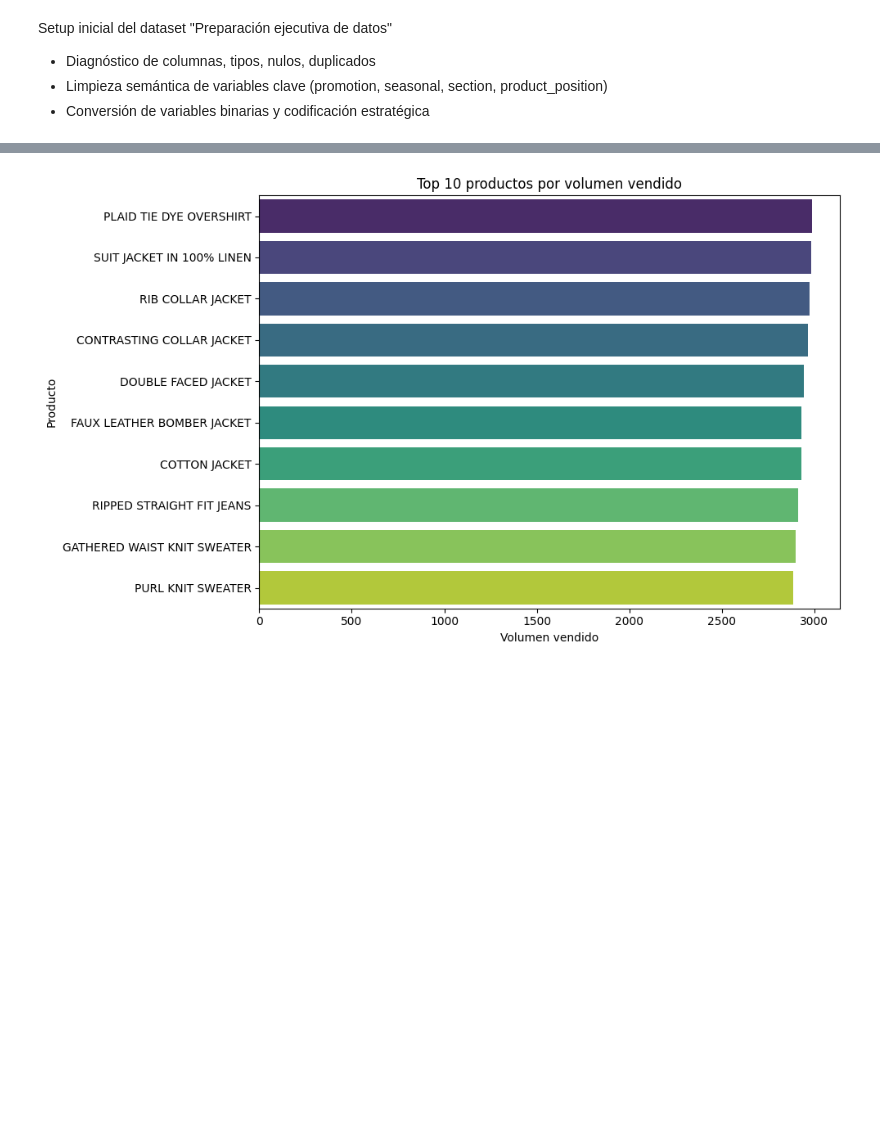
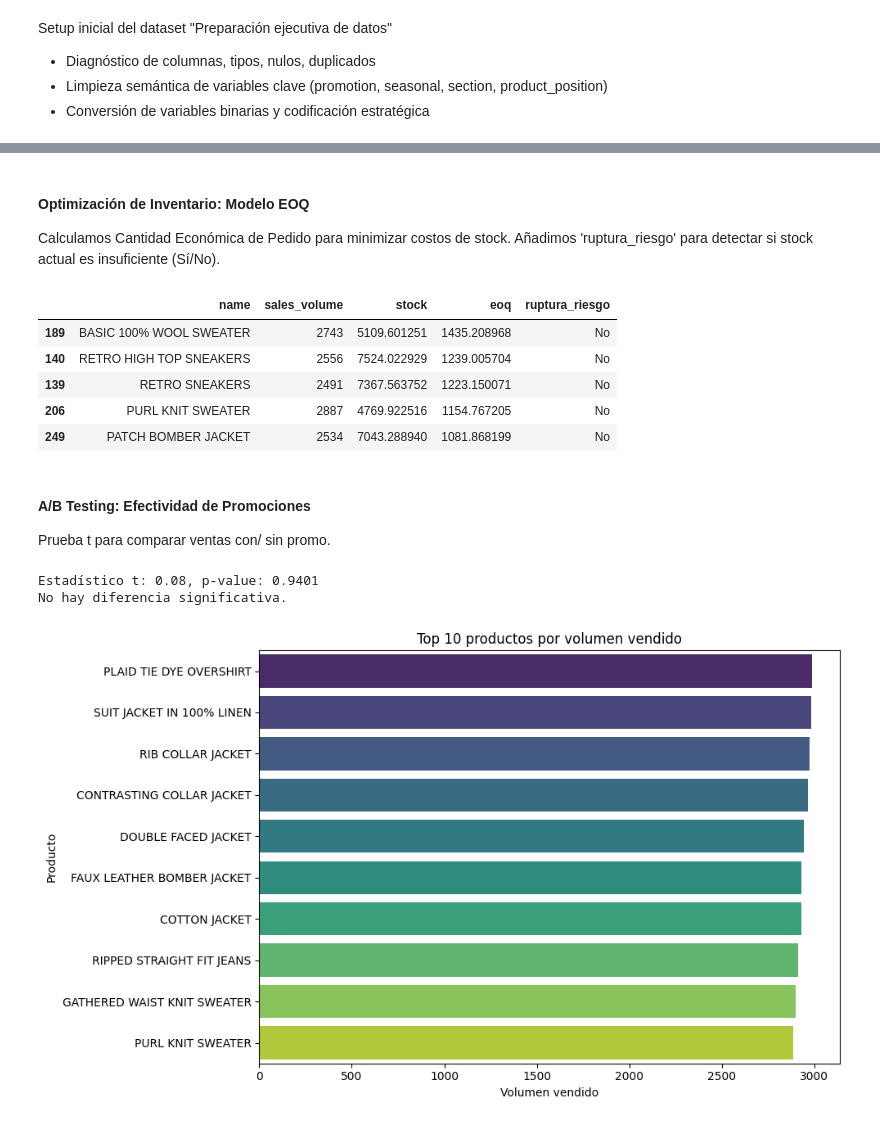
Before and after one commit to Data-Analyst-AI/Retail_Intelligence_Zara, a Jupyter notebook: proyecto_retail.ipynb, the cells around one changed output, grey strips where cells are left out. Saved outputs shown, nothing was run; the diff lists cells and outputs as text; code cells hidden in the pictures; blank space fills up the shorter version.

```diff
--- a/proyecto_retail.ipynb
+++ b/proyecto_retail.ipynb
@@ -139,3 +304,39 @@ df['seasonal'] = df['seasonal'].astype(str).str.lower().map({'yes': 1, 'no': 0})
+# %% [markdown]
+#### Optimización de Inventario: Modelo EOQ
+Calculamos Cantidad Económica de Pedido para minimizar costos de stock. Añadimos 'ruptura_riesgo' para detectar si stock actual es insuficiente (Sí/No).
+# %%
+# Asume demanda anual = sales_volume * 12, costo_pedido=50, costo_holding=0.2*price
+df['demanda_anual'] = df['sales_volume'] * 12
+df['eoq'] = np.sqrt((2 * df['demanda_anual'] * 50) / (0.2 * df['price']))
+
+# Agregar ruptura_riesgo: 'Sí' si stock < eoq (riesgo de ruptura), 'No' otherwise
+df['ruptura_riesgo'] = np.where(df['stock'] < df['eoq'], 'Sí', 'No')
+
+# Mostrar top 5, incluyendo riesgo
+display(df[['name', 'sales_volume', 'stock', 'eoq', 'ruptura_riesgo']].sort_values('eoq', ascending=False).head())
+# %% [output]
+|  | name | sales_volume | stock | eoq | ruptura_riesgo |
+| 189 | BASIC 100% WOOL SWEATER | 2743 | 5109.601251 | 1435.208968 | No |
+| 140 | RETRO HIGH TOP SNEAKERS | 2556 | 7524.022929 | 1239.005704 | No |
+| 139 | RETRO SNEAKERS | 2491 | 7367.563752 | 1223.150071 | No |
+| 206 | PURL KNIT SWEATER | 2887 | 4769.922516 | 1154.767205 | No |
+| 249 | PATCH BOMBER JACKET | 2534 | 7043.288940 | 1081.868199 | No |
+# %% [markdown]
+#### A/B Testing: Efectividad de Promociones
+Prueba t para comparar ventas con/ sin promo.
+# %%
+# Análisis de impacto de promociones en ventas
+promo_yes = df[df['promotion'] == 'yes']['sales_volume']
+promo_no = df[df['promotion'] == 'no']['sales_volume']
+t_stat, p_val = stats.ttest_ind(promo_yes, promo_no)
+print(f"Estadístico t: {t_stat:.2f}, p-value: {p_val:.4f}")
+if p_val < 0.05:
+    print("Diferencia significativa: Promos impactan ventas.")
+else:
+    print("No hay diferencia significativa.")
+# %% [output]
+Estadístico t: 0.08, p-value: 0.9401
+No hay diferencia significativa.
 # %%
 # Top Sellers y distribución de precio
 
```
Also changed, not shown: parts of 27 cells of this notebook.
